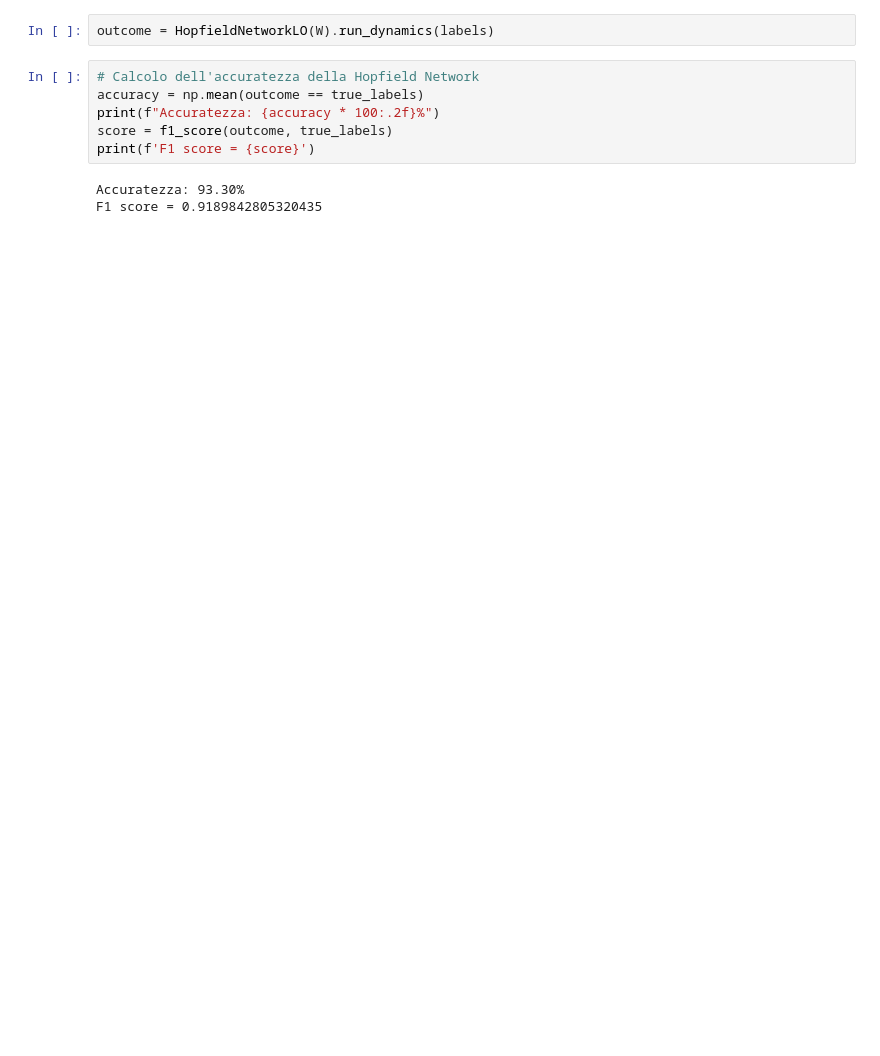
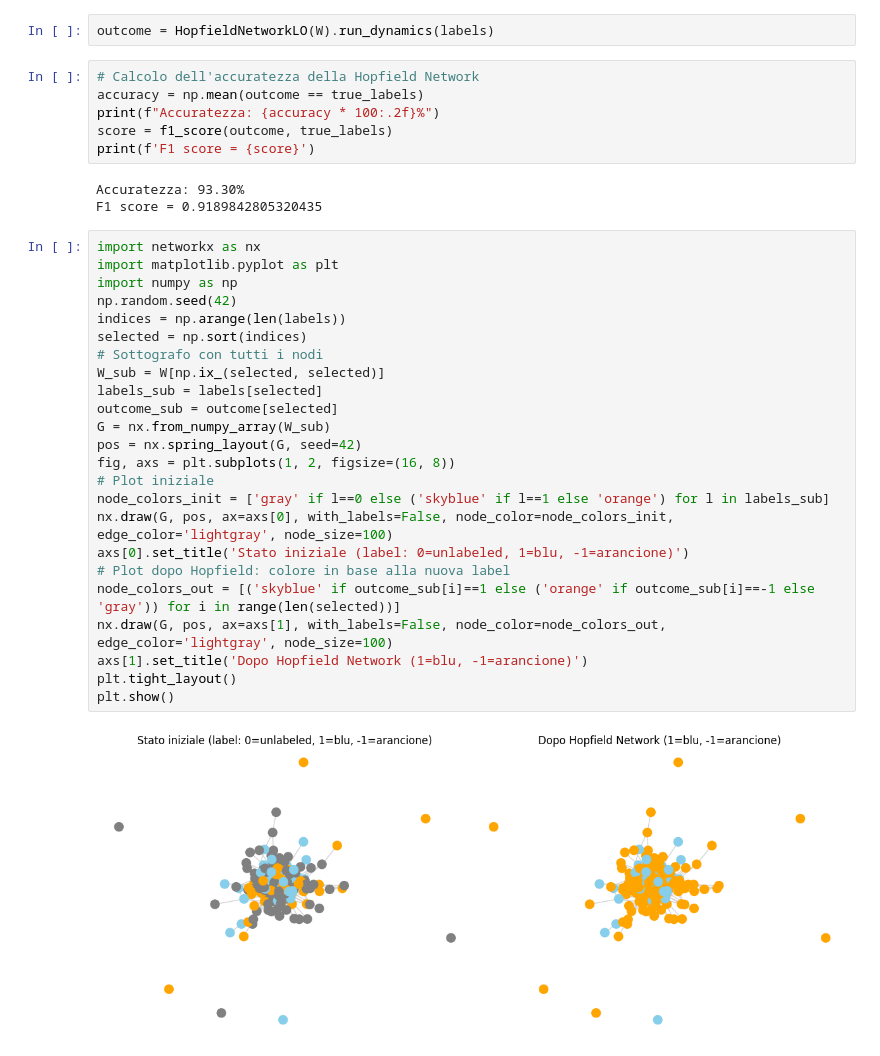
Before and after one commit to SickParents/DL_exam, a Jupyter notebook: main.ipynb, the cells around one changed output. Drawn from its saved outputs; the diff is of its cells as text; blank space fills up the shorter version.

```diff
--- a/main.ipynb
+++ b/main.ipynb
@@ -98,3 +140,29 @@ print(f'F1 score = {score}')
 # %% [output]
 Accuratezza: 93.30%
 F1 score = 0.9189842805320435
+# %%
+import networkx as nx
+import matplotlib.pyplot as plt
+import numpy as np
+np.random.seed(42)
+indices = np.arange(len(labels))
+selected = np.sort(indices)
+# Sottografo con tutti i nodi
+W_sub = W[np.ix_(selected, selected)]
+labels_sub = labels[selected]
+outcome_sub = outcome[selected]
+G = nx.from_numpy_array(W_sub)
+pos = nx.spring_layout(G, seed=42)
+fig, axs = plt.subplots(1, 2, figsize=(16, 8))
+# Plot iniziale
+node_colors_init = ['gray' if l==0 else ('skyblue' if l==1 else 'orange') for l in labels_sub]
+nx.draw(G, pos, ax=axs[0], with_labels=False, node_color=node_colors_init, edge_color='lightgray', node_size=100)
+axs[0].set_title('Stato iniziale (label: 0=unlabeled, 1=blu, -1=arancione)')
+# Plot dopo Hopfield: colore in base alla nuova label
+node_colors_out = [('skyblue' if outcome_sub[i]==1 else ('orange' if outcome_sub[i]==-1 else 'gray')) for i in range(len(selected))]
+nx.draw(G, pos, ax=axs[1], with_labels=False, node_color=node_colors_out, edge_color='lightgray', node_size=100)
+axs[1].set_title('Dopo Hopfield Network (1=blu, -1=arancione)')
+plt.tight_layout()
+plt.show()
+# %% [output]
+[figure, added]
```
Also changed, not shown: parts of 9 cells of this notebook.
